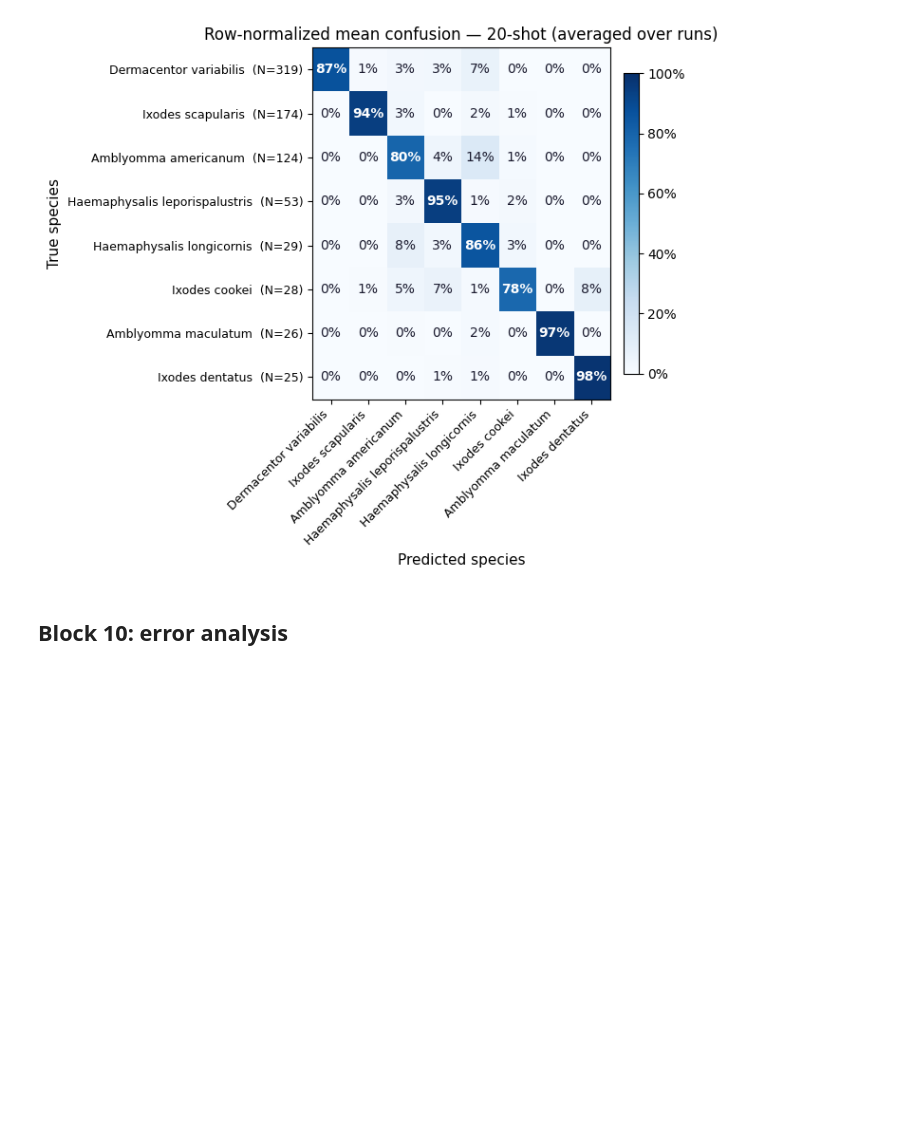
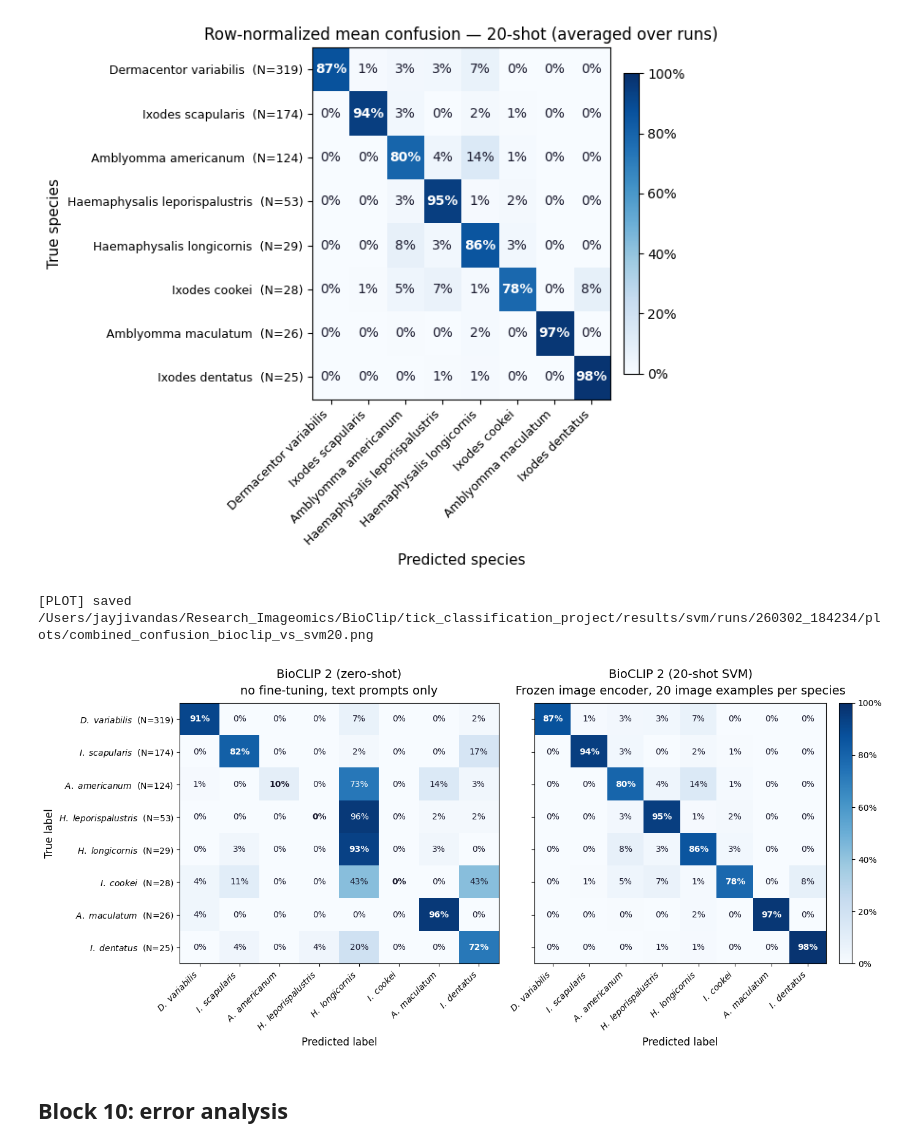
Before and after one commit to jjivandas/tick_classification_project, a Jupyter notebook: notebooks/03_finetuning_svm_new.ipynb, the cells around one changed output. Cells and saved outputs as stored; diff of their text form; code cells hidden in the pictures; blank space fills up the shorter version.

```diff
--- a/notebooks/03_finetuning_svm_new.ipynb
+++ b/notebooks/03_finetuning_svm_new.ipynb
@@ -1204,67 +1210,71 @@ bc_cm_raw = confusion_matrix(bc_ytrue, bc_ypred, labels=plot_classes)
 bc_row_sums = bc_cm_raw.sum(axis=1, keepdims=True)
 bc_cm = np.where(bc_row_sums > 0, bc_cm_raw / bc_row_sums, 0)
 
-# ---- Label helpers ----
+# ---- Label helper: italic abbreviated genus ----
 def abbrev_italic(name):
     parts = name.split()
-    abbrev = parts[0][0] + '.'
-    epithet = ' '.join(parts[1:])
-    return r'$\it{' + abbrev + r'}$' + r' $\it{' + epithet + r'}$'
+    return r'$\it{' + parts[0][0] + r'.\ ' + ' '.join(parts[1:]) + r'}$'
 
 x_tick_labels = [abbrev_italic(sp) for sp in plot_classes]
 y_tick_labels = [abbrev_italic(sp) + f'  (N={bc_counts.get(sp, 0)})' for sp in plot_classes]
 
 # ---- Figure ----
-fig, (ax1, ax2) = plt.subplots(1, 2, figsize=(17, 7),
-                                gridspec_kw={'wspace': 0.05})
+fig, (ax1, ax2) = plt.subplots(1, 2, figsize=(14, 6.5))
 
 # --- Left subplot: BioCLIP zero-shot ---
 im1 = ax1.imshow(bc_cm, aspect='auto', cmap='Blues', vmin=0, vmax=1)
 ax1.set_xticks(range(n)); ax1.set_yticks(range(n))
-ax1.set_xticklabels(x_tick_labels, rotation=45, ha='right', fontsize=9)
-ax1.set_yticklabels(y_tick_labels, fontsize=9)
-ax1.set_xlabel('Predicted label', fontsize=11)
-ax1.set_ylabel('True label', fontsize=11)
-ax1.set_title('BioCLIP 2 (zero-shot)', fontsize=13, fontweight='bold', pad=18)
-ax1.text(0.5, 1.055, 'no fine-tuning, text prompts only',
-         transform=ax1.transAxes, ha='center', fontsize=9,
-         style='italic', color='#444444')
+ax1.set_xticklabels(x_tick_labels, rotation=45, ha='right', fontsize=10)
+ax1.set_yticklabels(y_tick_labels, fontsize=10)
+ax1.set_xlabel('Predicted label', fontsize=12)
+ax1.set_ylabel('True label', fontsize=12)
+
+# Title + subtitle as a single two-line set_title
+ax1.set_title('BioCLIP 2 (zero-shot)\nno fine-tuning, text prompts only',
+              fontsize=14, pad=10, linespacing=1.6)
+# Bold just the first line via the title Text object
+ax1.title.set_fontweight('normal')
 
 for i in range(n):
     for j in range(n):
         val = bc_cm[i, j]
         ax1.text(j, i, f'{val*100:.0f}%', ha='center', va='center',
-                 color='white' if val > 0.5 else '#1a1a2e', fontsize=9,
+                 color='white' if val > 0.5 else '#1a1a2e', fontsize=10,
                  fontweight='bold' if i == j else 'normal')
 
 # --- Right subplot: SVM 20-shot ---
 im2 = ax2.imshow(svm_cm, aspect='auto', cmap='Blues', vmin=0, vmax=1)
 ax2.set_xticks(range(n)); ax2.set_yticks(range(n))
-ax2.set_xticklabels(x_tick_labels, rotation=45, ha='right', fontsize=9)
+ax2.set_xticklabels(x_tick_labels, rotation=45, ha='right', fontsize=10)
 ax2.set_yticklabels([])
-ax2.set_xlabel('Predicted label', fontsize=11)
-ax2.set_title('BioCLIP 2 (20-shot SVM)', fontsize=13, fontweight='bold', pad=18)
-ax2.text(0.5, 1.055, 'Frozen image encoder, 20 image examples per species',
-         transform=ax2.transAxes, ha='center', fontsize=9,
-         style='italic', color='#444444')
+ax2.set_xlabel('Predicted label', fontsize=12)
+
+ax2.set_title('BioCLIP 2 (20-shot SVM)\nFrozen image encoder, 20 image examples per species',
+              fontsize=14, pad=10, linespacing=1.6)
+ax2.title.set_fontweight('normal')
 
 for i in range(n):
     for j in range(n):
         val = svm_cm[i, j]
         ax2.text(j, i, f'{val*100:.0f}%', ha='center', va='center',
-                 color='white' if val > 0.5 else '#1a1a2e', fontsize=9,
+                 color='white' if val > 0.5 else '#1a1a2e', fontsize=10,
                  fontweight='bold' if i == j else 'normal')
 
 # Colorbar on right subplot only
 cbar = fig.colorbar(im2, ax=ax2, fraction=0.046, pad=0.04)
 cbar.ax.yaxis.set_major_formatter(PercentFormatter(1.0))
+cbar.ax.tick_params(labelsize=10)
 
 plt.tight_layout()
+
 if SAVE_PLOTS:
     out = PLOTS_DIR / 'combined_confusion_bioclip_vs_svm20.png'
     plt.savefig(out, dpi=200, bbox_inches='tight')
     print(f'[PLOT] saved {out}')
 plt.show()
+# %% [output]
+[PLOT] saved /Users/jayjivandas/Research_Imageomics/BioClip/tick_classification_project/results/svm/runs/260302_184234/plots/combined_confusion_bioclip_vs_svm20.png
+[figure, added]
 # %% [markdown]
 ## Block 10: error analysis
 # %%
```
Also changed, not shown: parts of 6 cells of this notebook, 34 other files.
